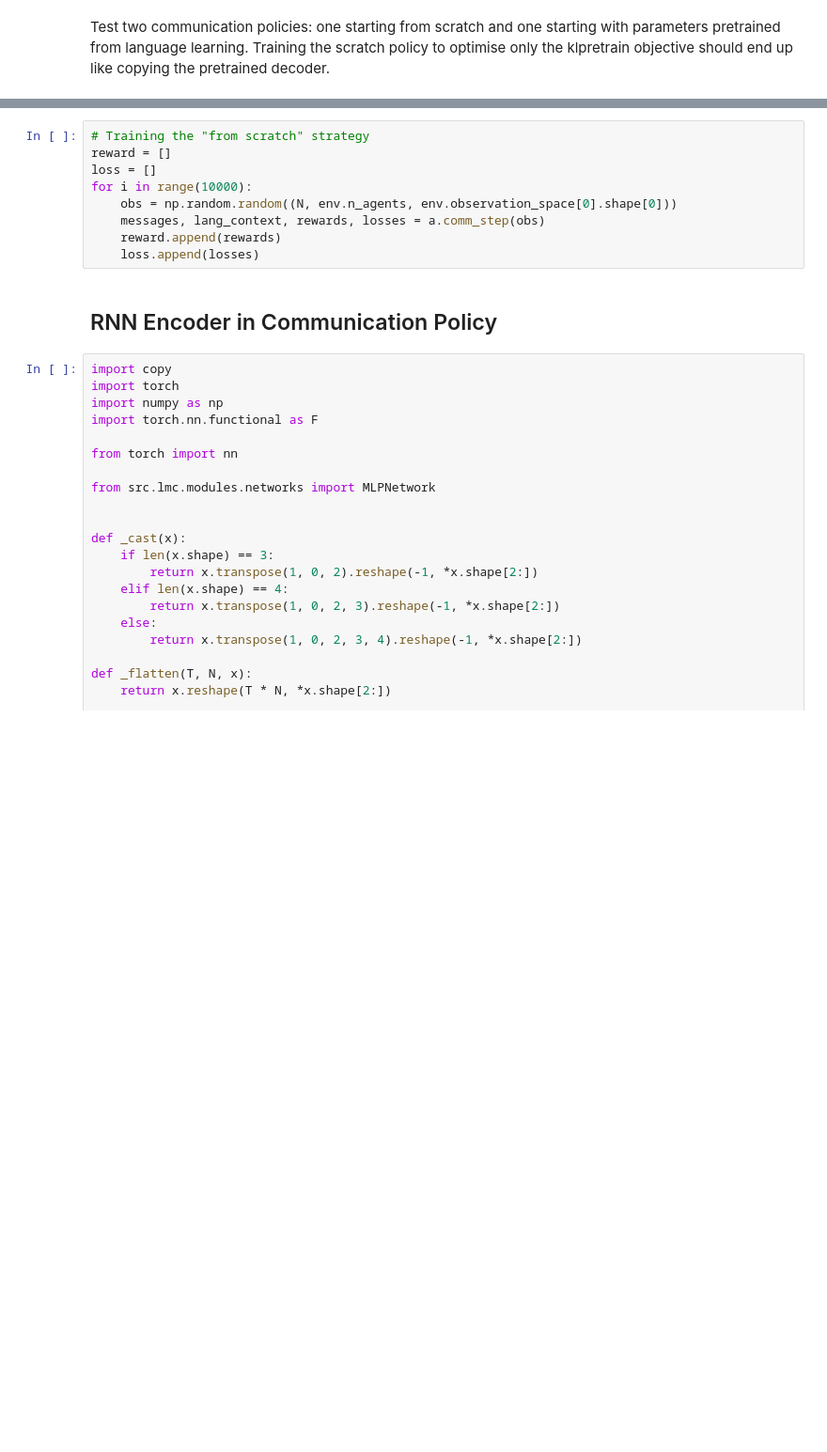
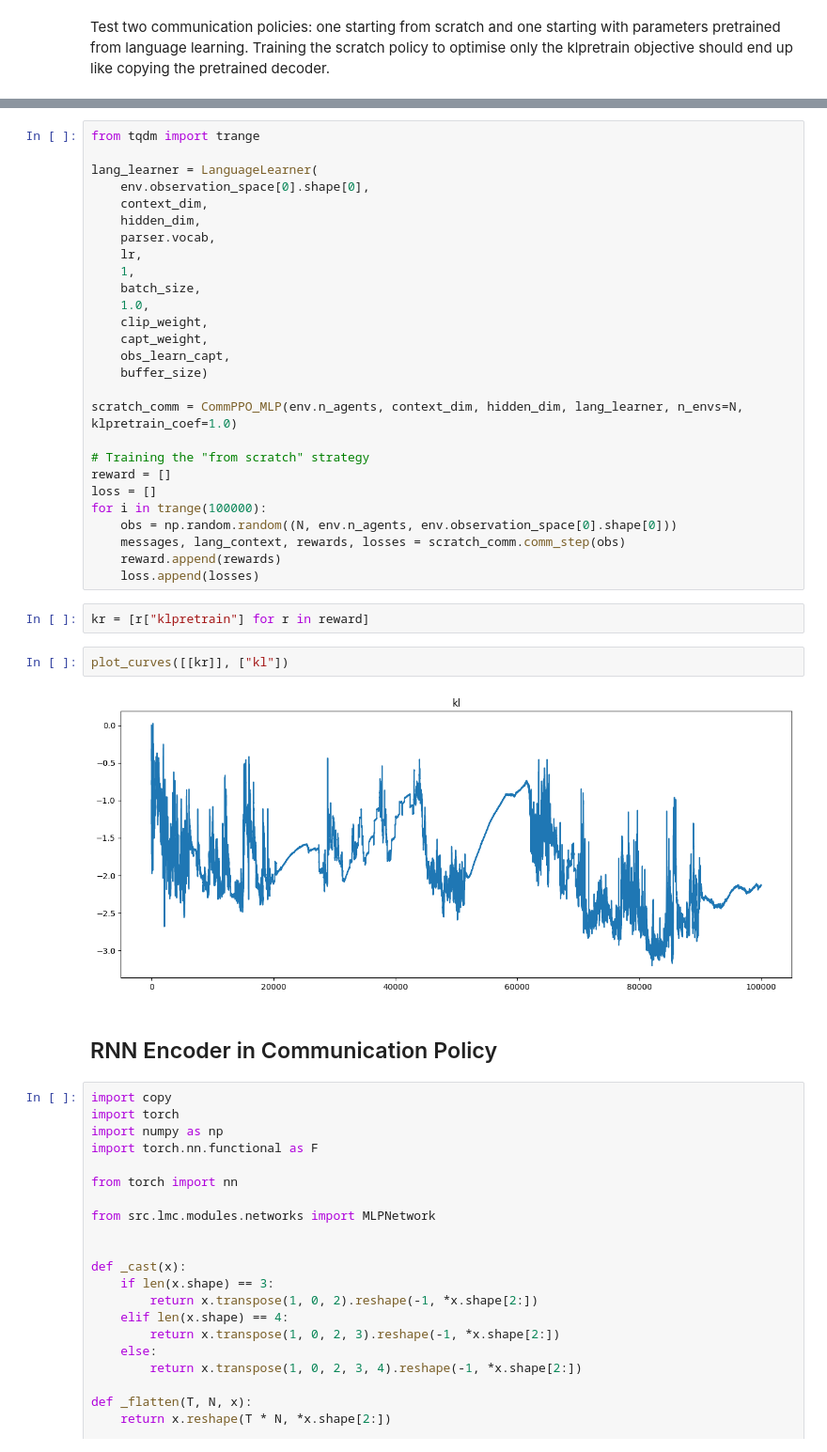
Before and after one commit to Maxtoq/MADRL-PhD-Thesis-Code, a Jupyter notebook: algorithms/LangMemComm/Communication Policy.ipynb, the cells around one changed output, grey strips where cells are left out. Shown at 94% size. Saved outputs shown, nothing was run; the diff lists cells and outputs as text; blank space fills up the shorter version.

```diff
--- a/algorithms/LangMemComm/Communication Policy.ipynb
+++ b/algorithms/LangMemComm/Communication Policy.ipynb
@@ -917,12 +909,36 @@ pretrain_comm = CommPPO_MLP(env.n_agents, context_dim, hidden_dim, lang_learner,
 # %%
+from tqdm import trange
+
+lang_learner = LanguageLearner(
+    env.observation_space[0].shape[0],
+    context_dim,
+    hidden_dim,
+    parser.vocab,
+    lr,
+    1,
+    batch_size,
+    1.0,
+    clip_weight,
+    capt_weight,
+    obs_learn_capt,
+    buffer_size)
+
+scratch_comm = CommPPO_MLP(env.n_agents, context_dim, hidden_dim, lang_learner, n_envs=N, klpretrain_coef=1.0)
+
 # Training the "from scratch" strategy
 reward = []
 loss = []
-for i in range(10000):
+for i in trange(100000):
     obs = np.random.random((N, env.n_agents, env.observation_space[0].shape[0]))
-    messages, lang_context, rewards, losses = a.comm_step(obs)
+    messages, lang_context, rewards, losses = scratch_comm.comm_step(obs)
     reward.append(rewards)
     loss.append(losses)
+# %%
+kr = [r["klpretrain"] for r in reward]
+# %%
+plot_curves([[kr]], ["kl"])
+# %% [output]
+[figure, added]
 # %% [markdown]
 ## RNN Encoder in Communication Policy
 # %%
```
Also changed, not shown: parts of 3 cells of this notebook, 1 other file.
